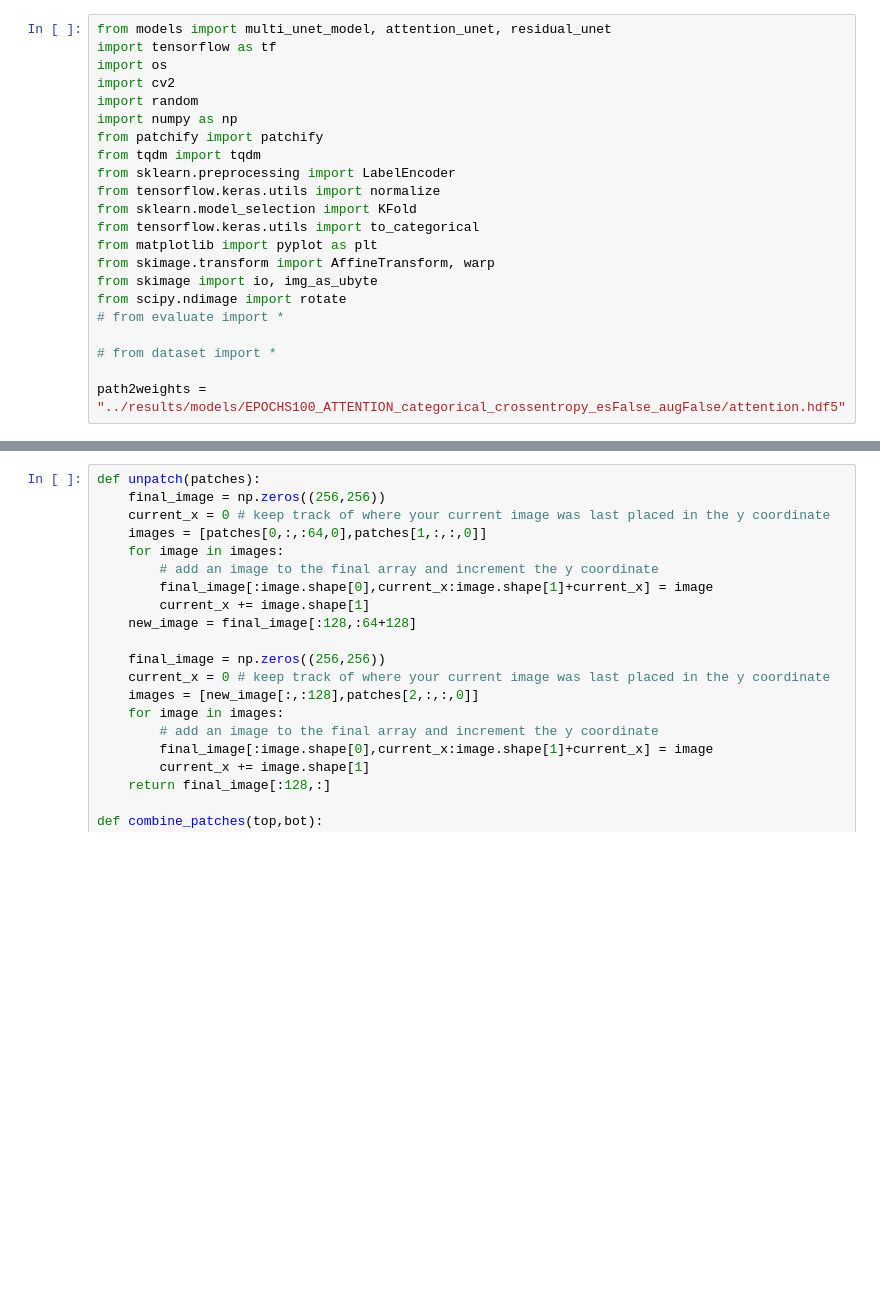
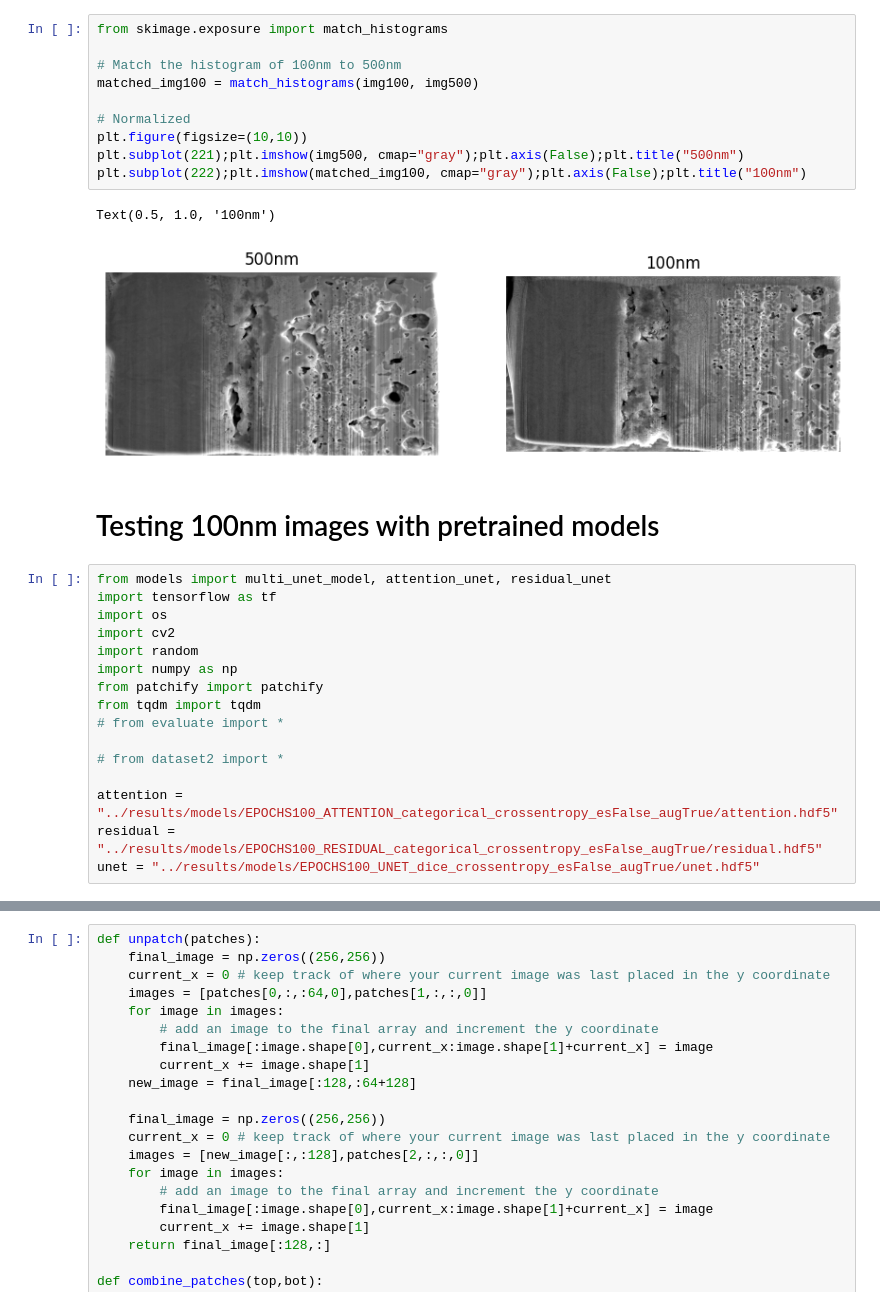
Before and after one commit to Wazhee/PBMC, a Jupyter notebook: test.ipynb, the cells around one changed output, grey strips where cells are left out. Cells and saved outputs as stored; diff of their text form; blank space fills up the shorter version.

```diff
--- a/test.ipynb
+++ b/test.ipynb
@@ -1,3 +33,18 @@
+# %%
+from skimage.exposure import match_histograms
+
+# Match the histogram of 100nm to 500nm
+matched_img100 = match_histograms(img100, img500)
+
+# Normalized
+plt.figure(figsize=(10,10))
+plt.subplot(221);plt.imshow(img500, cmap="gray");plt.axis(False);plt.title("500nm")
+plt.subplot(222);plt.imshow(matched_img100, cmap="gray");plt.axis(False);plt.title("100nm")
+# %% [output]
+Text(0.5, 1.0, '100nm')
+[figure, added]
+# %% [markdown]
+# Testing 100nm images with pretrained models
 # %%
 from models import multi_unet_model, attention_unet, residual_unet
 import tensorflow as tf
@@ -7,16 +54,10 @@ import random
 import numpy as np
 from patchify import patchify
 from tqdm import tqdm
-from sklearn.preprocessing import LabelEncoder
-from tensorflow.keras.utils import normalize
-from sklearn.model_selection import KFold
-from tensorflow.keras.utils import to_categorical
-from matplotlib import pyplot as plt
-from skimage.transform import AffineTransform, warp
-from skimage import io, img_as_ubyte
-from scipy.ndimage import rotate
 # from evaluate import *
 
-# from dataset import *
+# from dataset2 import *
 
-path2weights = "../results/models/EPOCHS100_ATTENTION_categorical_crossentropy_esFalse_augFalse/attention.hdf5"
+attention = "../results/models/EPOCHS100_ATTENTION_categorical_crossentropy_esFalse_augTrue/attention.hdf5"
+residual = "../results/models/EPOCHS100_RESIDUAL_categorical_crossentropy_esFalse_augTrue/residual.hdf5"
+unet = "../results/models/EPOCHS100_UNET_dice_crossentropy_esFalse_augTrue/unet.hdf5"
```
Also changed, not shown: parts of 32 cells of this notebook, 4 other files.
